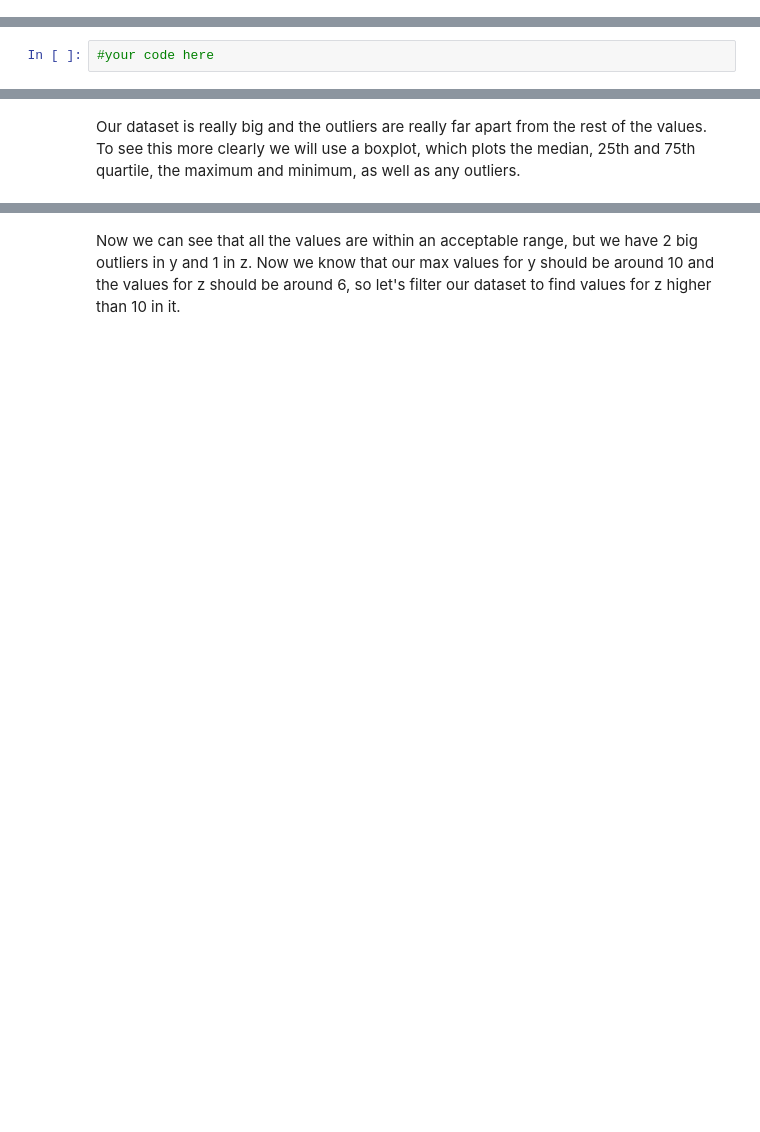
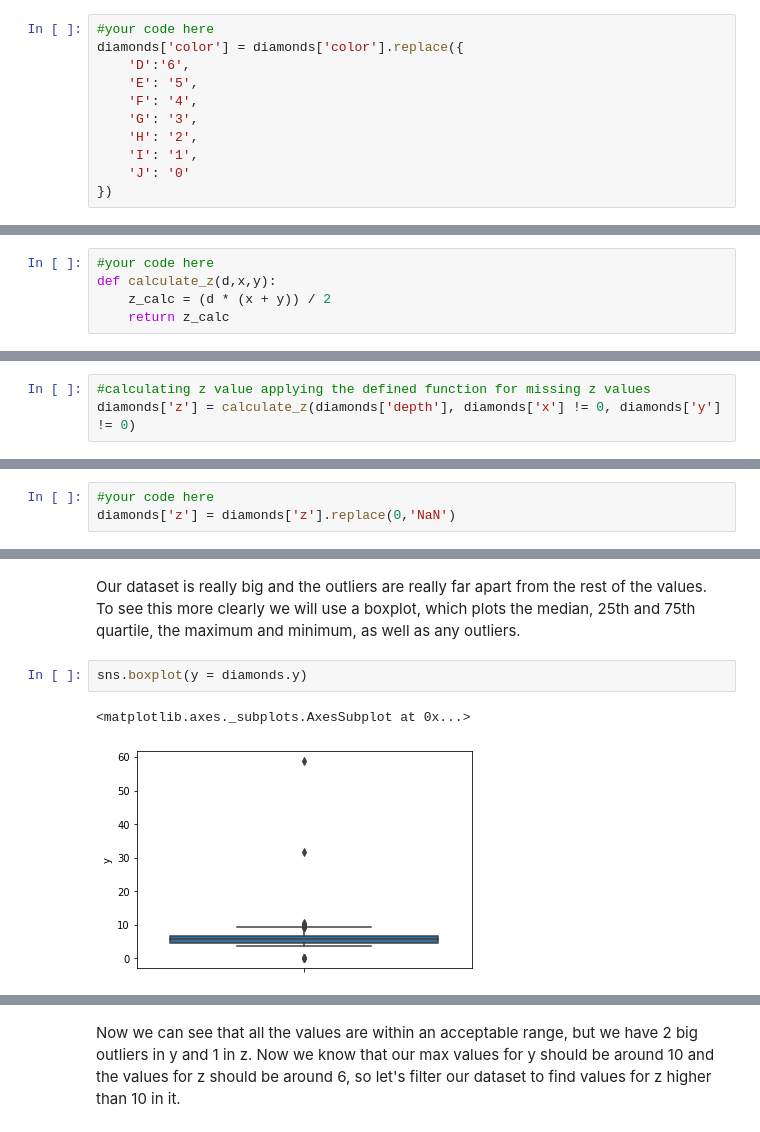
Before and after one commit to ta-data-lis/M2-mini-project1, a Jupyter notebook: 1.-Data Cleaning.ipynb, the cells around one changed output, grey strips where cells are left out. Drawn from its saved outputs; the diff is of its cells as text; blank space fills up the shorter version.

```diff
--- a/1.-Data Cleaning.ipynb
+++ b/1.-Data Cleaning.ipynb
@@ -74,0 +104,11 @@ It makes sense to do the same with the `color` column.
+# %%
+#your code here
+diamonds['color'] = diamonds['color'].replace({
+    'D':'6',
+    'E': '5',
+    'F': '4',
+    'G': '3',
+    'H': '2',
+    'I': '1',
+    'J': '0'
+})
@@ -118,2 +245,7 @@ For those 12 rows, we will create a function that applies the formula given in t
+# %%
+#your code here
+def calculate_z(d,x,y):
+    z_calc = (d * (x + y)) / 2
+    return z_calc
 # %% [markdown]
 **Apply it just to the rows with incorrect values**
@@ -122,3 +278,6 @@ For those 12 rows, we will create a function that applies the formula given in t
+# %%
+#calculating z value applying the defined function for missing z values
+diamonds['z'] = calculate_z(diamonds['depth'], diamonds['x'] != 0, diamonds['y'] != 0)
 # %% [markdown]
 If we leave the other 8 values as they are, it would negatively affect our analysis, because these are data that do not make logical sense. Therefore it is better to consider those values as NaN values, since they are probably the result of a mistake or error during process of measuring and storing these values in a dataset.
 
@@ -127,6 +286,7 @@ To replace them we can use the pandas .replace() method and np.NaN.
 **Replace the zero values in the `z` column for a NaN**
 # %%
 #your code here
+diamonds['z'] = diamonds['z'].replace(0,'NaN')
 # %% [markdown]
 Let's check the data again with the `describe()` method.
 # %%
@@ -157,2 +380,7 @@ To manage these outliers, we are going to filter our DataFrame, we're going to t
 # %% [markdown]
 Our dataset is really big and the outliers are really far apart from the rest of the values. To see this more clearly we will use a boxplot, which plots the median, 25th and 75th quartile, the maximum and minimum, as well as any outliers.
+# %%
+sns.boxplot(y = diamonds.y)
+# %% [output]
+<matplotlib.axes._subplots.AxesSubplot at 0x...>
+[figure, added]
```
Also changed, not shown: parts of 52 cells of this notebook, 2 other files.
